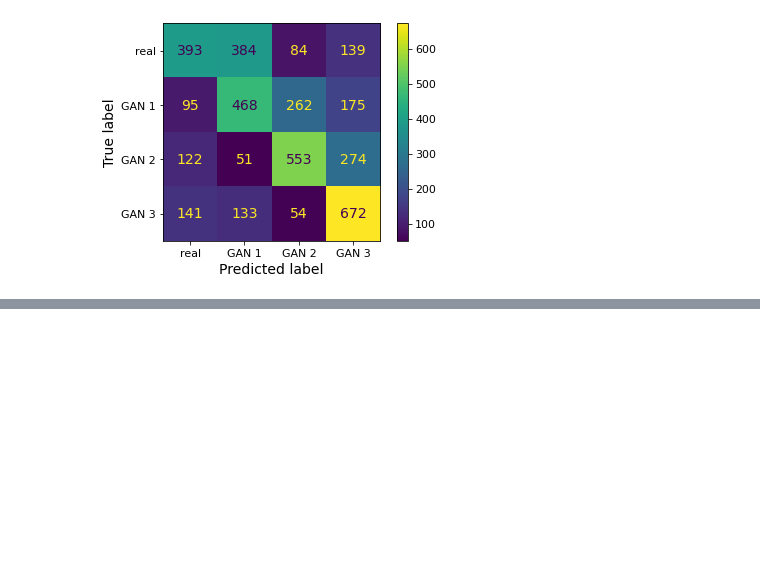
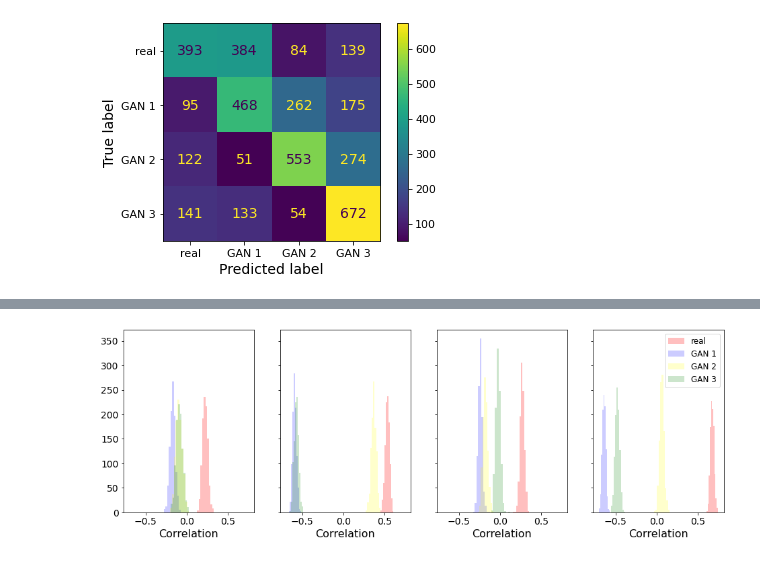
Before and after one commit to VasundharaAgarwal/GANFingerprinting, a Jupyter notebook: code/Robustness_attack1_eval.ipynb, the cells around one changed output, grey strips where cells are left out. Drawn from its saved outputs; the diff is of its cells as text; code cells hidden in the pictures; blank space fills up the shorter version.

```diff
--- a/code/Robustness_attack1_eval.ipynb
+++ b/code/Robustness_attack1_eval.ipynb
@@ -25,0 +30,4 @@ fp_util.plot_confusion_matrix(yu_preds)
+# %%
+fp_util.plot_corr_histograms('Yu', attack_mode='adv1')
+# %% [output]
+[figure, added]
```
Also changed, not shown: parts of 3 cells of this notebook, 2 other files.
